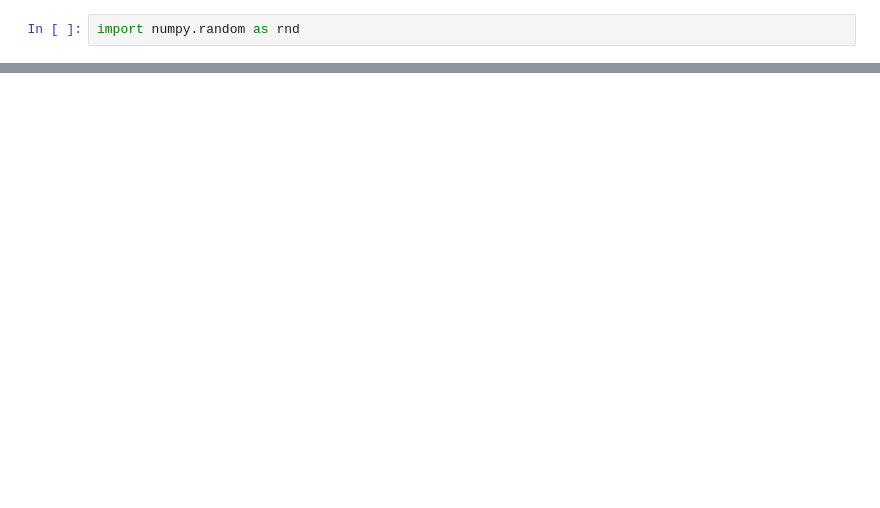
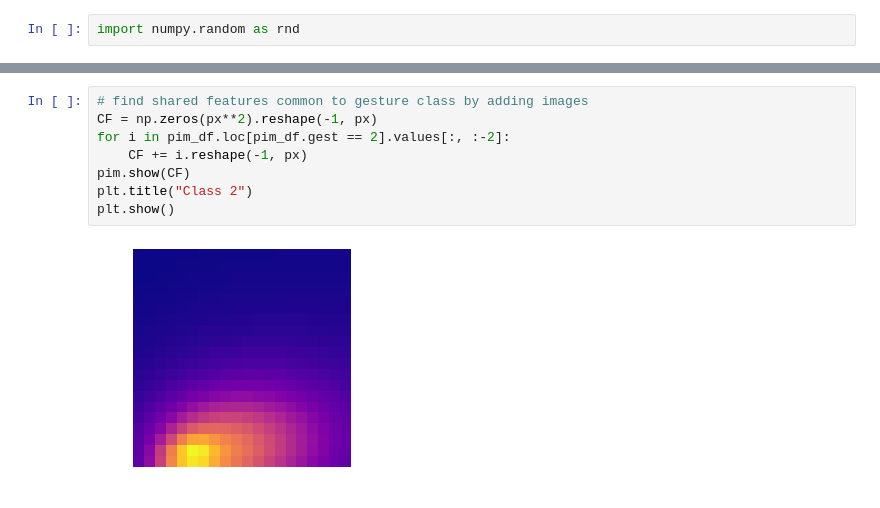
Before and after one commit to samvoisin/TDAforGesturePredictionsEMG, a Jupyter notebook: pim_df_EDA.ipynb, the cells around one changed output, grey strips where cells are left out. Saved outputs shown, nothing was run; the diff lists cells and outputs as text; blank space fills up the shorter version.

```diff
--- a/pim_df_EDA.ipynb
+++ b/pim_df_EDA.ipynb
@@ -82 +79,11 @@ for i in range(ns):
+# %%
+# find shared features common to gesture class by adding images
+CF = np.zeros(px**2).reshape(-1, px)
+for i in pim_df.loc[pim_df.gest == 2].values[:, :-2]:
+    CF += i.reshape(-1, px)
+pim.show(CF)
+plt.title("Class 2")
+plt.show()
+# %% [output]
+[figure, added]
 # %%
```
Also changed, not shown: parts of 10 cells of this notebook, 2 other files.
